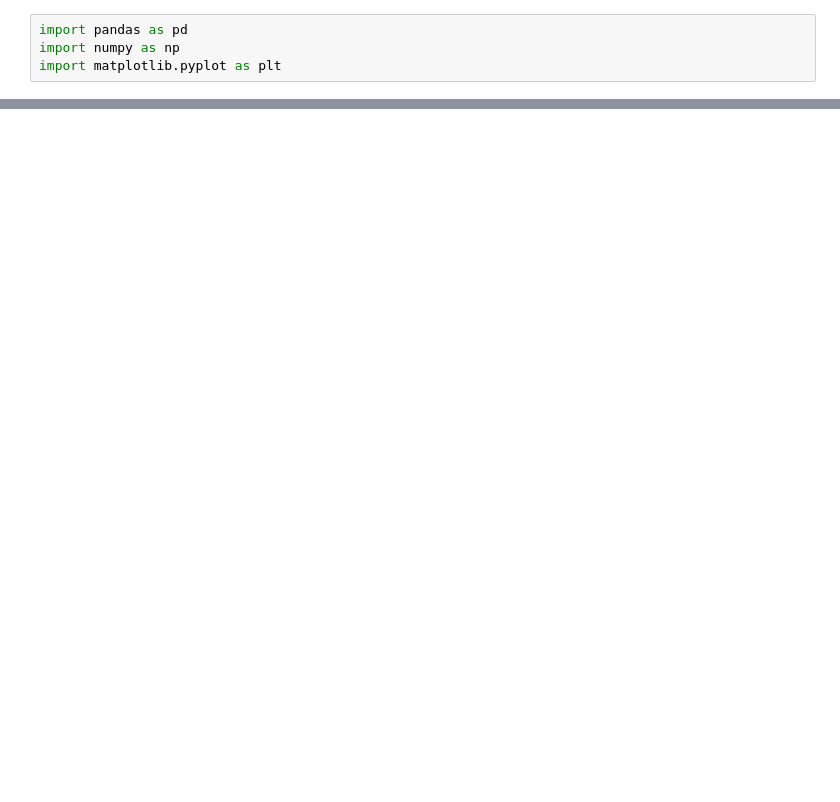
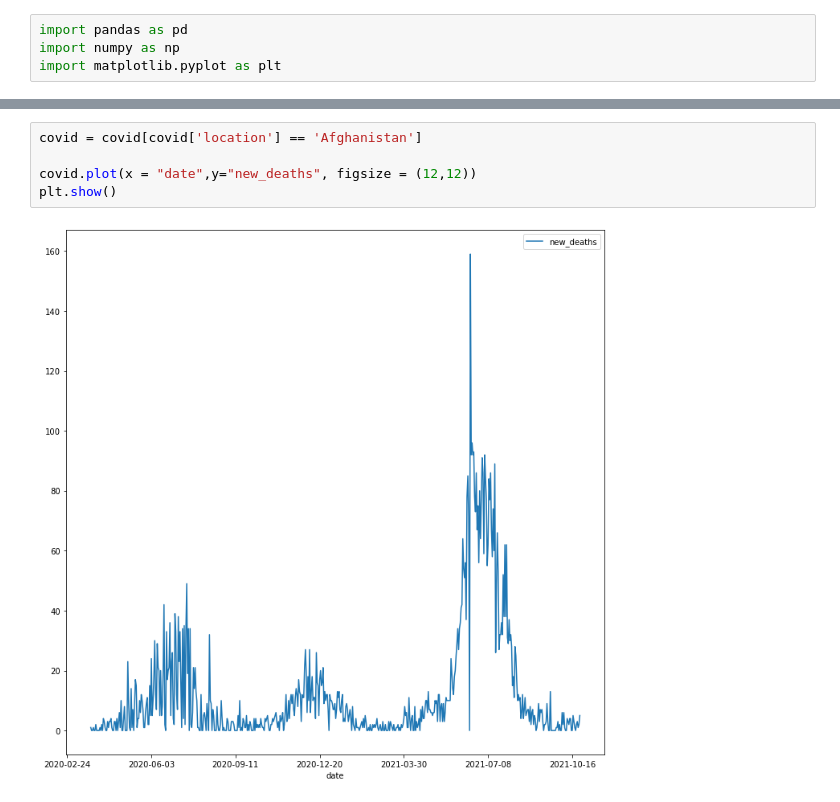
Before and after one commit to aricbosser/COVID-DATA-PROJECT, a Jupyter notebook: covid-analysis.ipynb, the cells around one changed output, grey strips where cells are left out. Drawn from its saved outputs; the diff is of its cells as text; blank space fills up the shorter version.

```diff
--- a/covid-analysis.ipynb
+++ b/covid-analysis.ipynb
@@ -15,0 +17,7 @@ covid.head()
+# %%
+covid = covid[covid['location'] == 'Afghanistan']
+
+covid.plot(x = "date",y="new_deaths", figsize = (12,12))
+plt.show()
+# %% [output]
+[figure, added]
```
Also changed, not shown: parts of 1 cell of this notebook, 1 other file.
